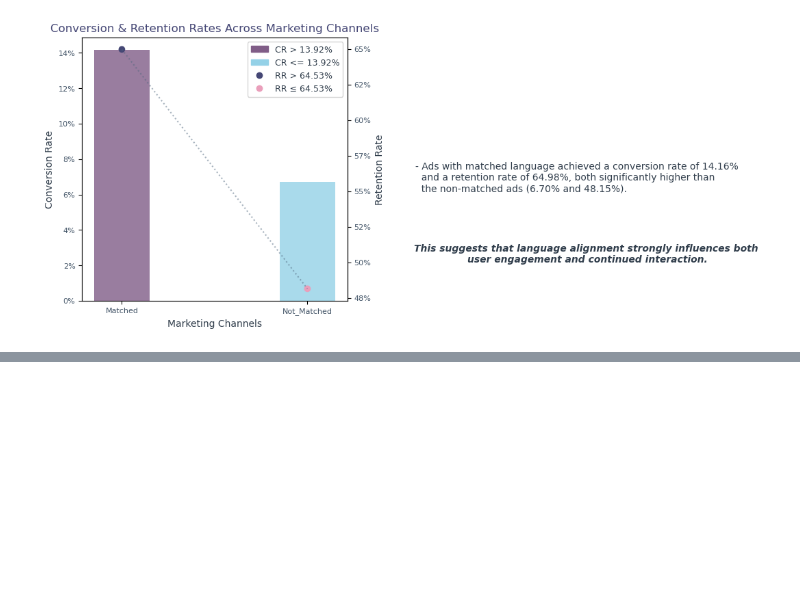
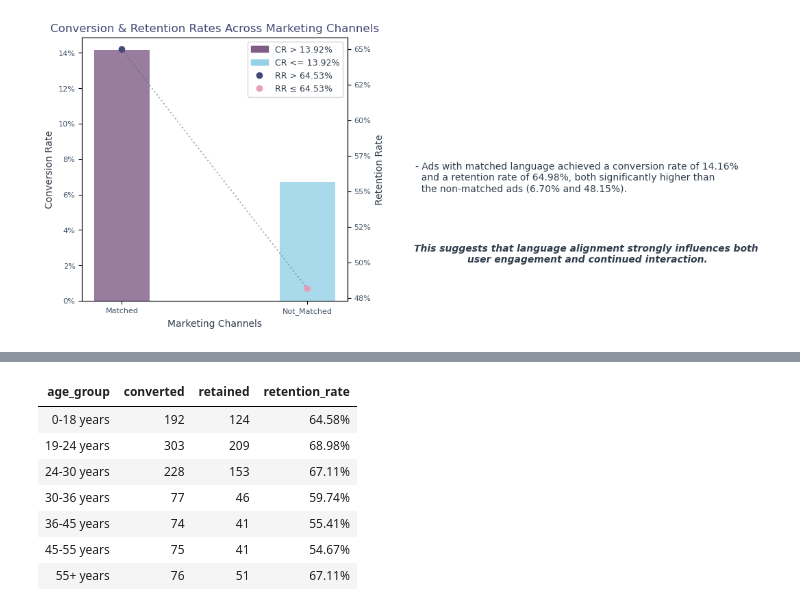
Before and after one commit to hend-a-ghafour/Analyzing_Marketing_Campaigns, a Jupyter notebook: Analyzing_Marketing_Campaigns.ipynb, the cells around one changed output, grey strips where cells are left out. Saved outputs shown, nothing was run; the diff lists cells and outputs as text; code cells hidden in the pictures; blank space fills up the shorter version.

```diff
--- a/Analyzing_Marketing_Campaigns.ipynb
+++ b/Analyzing_Marketing_Campaigns.ipynb
@@ -1434,8 +1403,19 @@ plt.text(11,0,text2, ha='center',fontstyle='italic',weight='semibold', fontsize=
 # %%
 # Calculating Retention Rate witnin Variant Classifications
 retained_age=retained_users.groupby('age_group').user_id.nunique().reset_index()\
                              .rename(columns={'user_id':'retained'})
-retention = conversion_age.merge(retained_age, on='age_group')
-retention['retention_rate']=retention['retained']/retention['converted']
-retention=retention.sort_values('retention_rate', ascending=False)
-retention.style.hide().format({'retention_rate':'{:,.2%}'})
+
+retention_age = converted_age.merge(retained_age, on='age_group')
+
+retention_age['retention_rate']=retention_age['retained']/retention_age['converted']
+
+retention_age.style.hide().format({'retention_rate':'{:,.2%}'})
+# %% [output]
+| age_group | converted | retained | retention_rate |
+| 0-18 years | 192 | 124 | 64.58% |
+| 19-24 years | 303 | 209 | 68.98% |
+| 24-30 years | 228 | 153 | 67.11% |
+| 30-36 years | 77 | 46 | 59.74% |
+| 36-45 years | 74 | 41 | 55.41% |
+| 45-55 years | 75 | 41 | 54.67% |
+| 55+ years | 76 | 51 | 67.11% |
```
Also changed, not shown: parts of 4 cells of this notebook.
